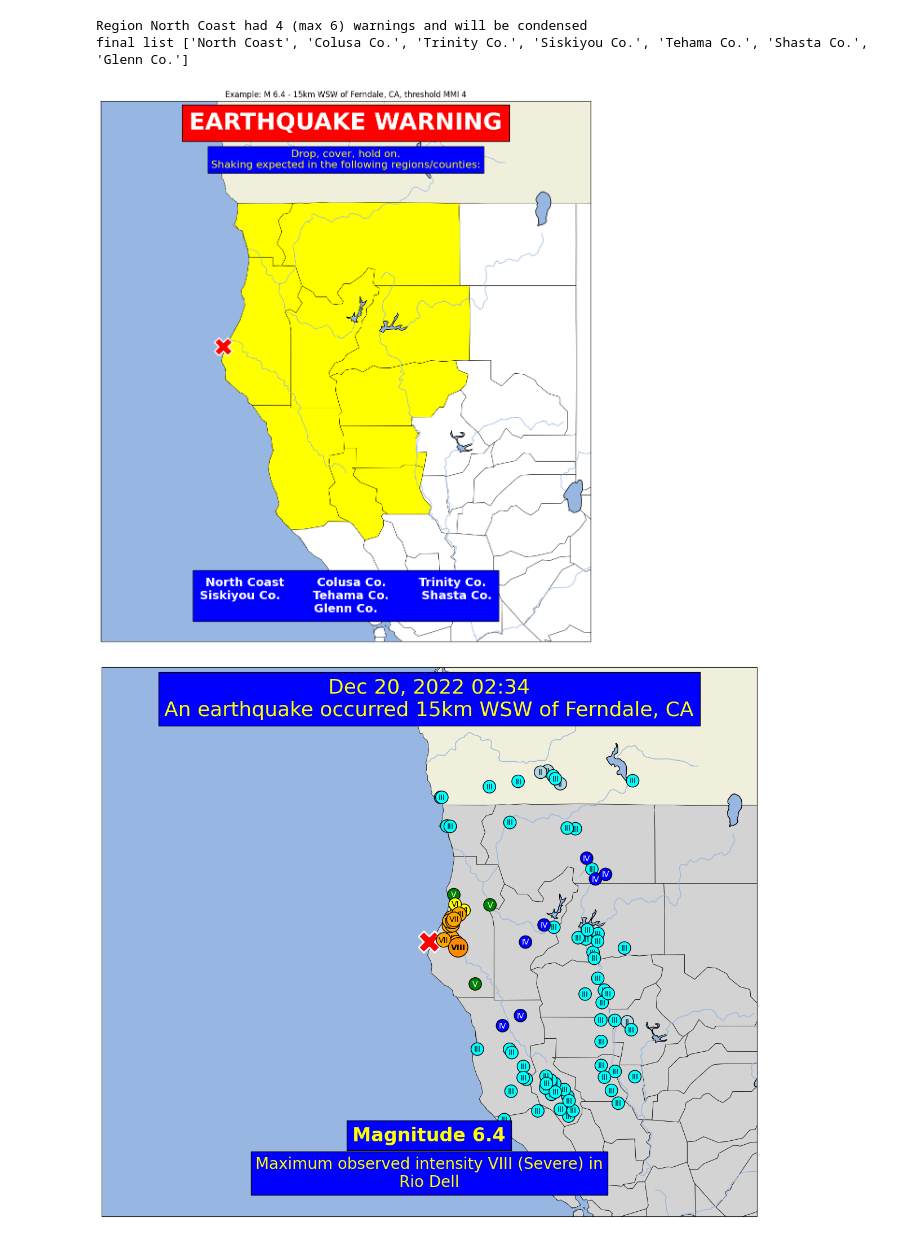
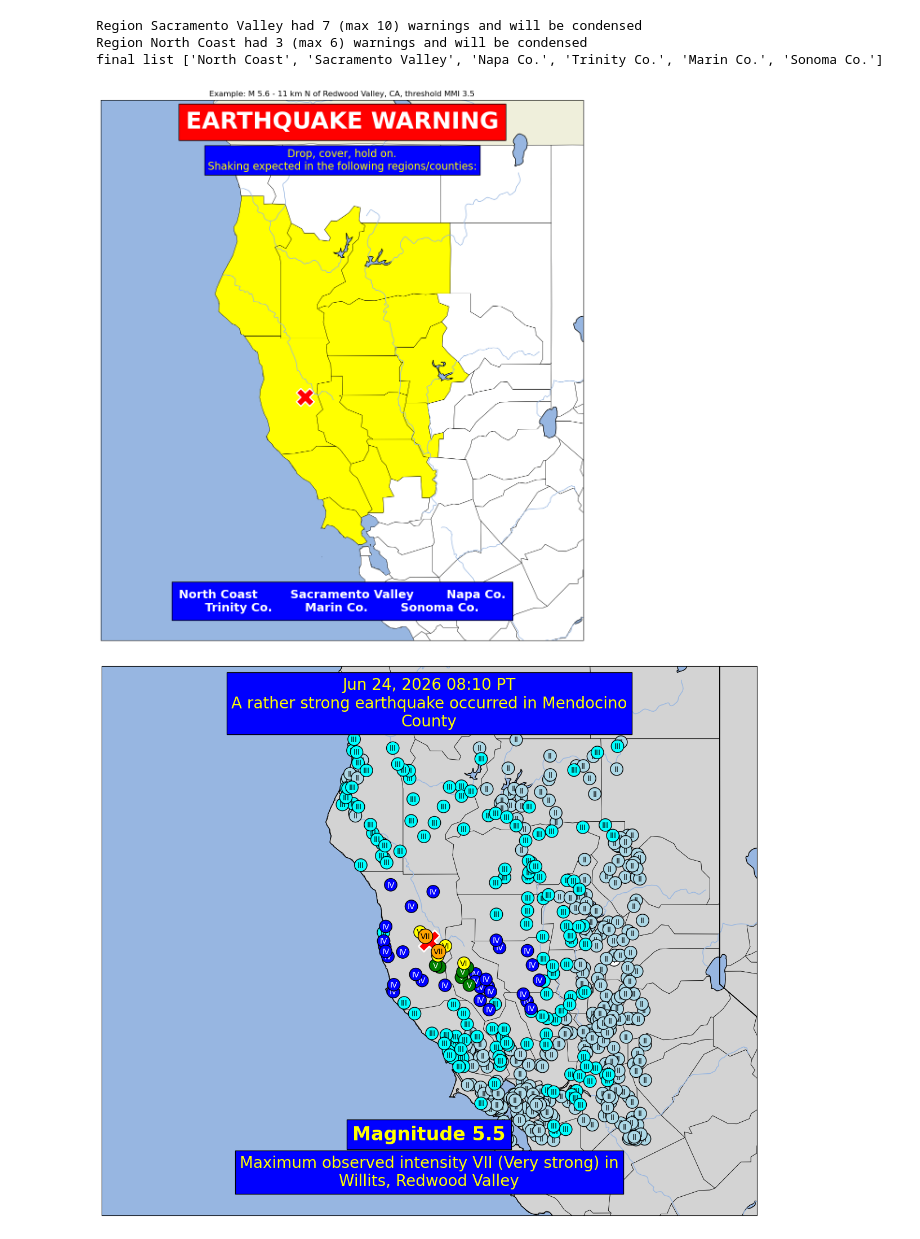
Before and after one commit to yair-franco/cal_eew_sim, a Jupyter notebook: usgs_api.ipynb, the cells around one changed output. Saved outputs shown, nothing was run; the diff lists cells and outputs as text; code cells hidden in the pictures.

```diff
--- a/usgs_api.ipynb
+++ b/usgs_api.ipynb
@@ -103,6 +103,7 @@ regions = {
 }
 # %%
 def mmi_style(mmi,to_shindo=False):
+    """Manages shaking-related language depending on the measured intensity of the earthquake."""
     if mmi == 0: mmi = 1
     if mmi > 10: mmi = 10
 
@@ -132,6 +133,21 @@ def mmi_style(mmi,to_shindo=False):
     description = descriptions[mmi-1]
 
     return box_color, txt_color, fnt_weight, numeral, description
+
+def mag_style(mag):
+    """Manages strength-related language depending on the magnitude of the earthquake."""
+    if mag <= 4.0:
+        desc = "A minor earthquake"
+    if 4.0 <= mag < 5.2:
+        desc = "A moderate earthquake"
+    if 5.3 <= mag < 5.9:
+        desc = "A moderately strong earthquake"
+    if 6.0 <= mag < 6.6:
+        desc = "A very strong earthquake"
+    if mag >= 6.7:
+        desc = "A major earthquake"
+
+    return desc
 # %%
 lims = [-127.376, -112.412, 31.166, 42.656]
 # %%
@@ -161,5 +177,5 @@ print(len(data['features']))
 # %%
-event = data['features'][7]
+event = data['features'][0]
 ev_name = event['properties']['title']
 ev_time = event['properties']['time']
 ev_utc = datetime.fromtimestamp(ev_time / 1000, UTC)
@@ -251,8 +267,9 @@ if len("".join(warned_names)) >= 50:
 else:
     final_warned_areas = warned_names
 # %% [output]
-Region North Coast had 4 (max 6) warnings and will be condensed
-final list ['North Coast', 'Colusa Co.', 'Trinity Co.', 'Siskiyou Co.', 'Tehama Co.', 'Shasta Co.', 'Glenn Co.']
+Region Sacramento Valley had 7 (max 10) warnings and will be condensed
+Region North Coast had 3 (max 6) warnings and will be condensed
+final list ['North Coast', 'Sacramento Valley', 'Napa Co.', 'Trinity Co.', 'Marin Co.', 'Sonoma Co.']
 # %%
 fig, axi = plt.subplots(1,1,figsize=(15,15), subplot_kw={'projection': ccrs.PlateCarree()})
 
@@ -296,7 +313,7 @@ axi.scatter(epix,epiy,marker='X',c='r',ec='white',linewidths=2,s=750)
 axi.set_title(f"Example: {event['properties']['title']}, threshold {MMI}")
 plt.show()
 # %% [output]
-[figure, old version]
+[figure, new version]
 # %%
 city_mmi_url = ss_detail['properties']['products']['losspager'][0]['contents']['json/cities.json']['url']
 r4 = requests.get(city_mmi_url)
@@ -335,14 +352,22 @@ fig, axi = plt.subplots(1,1,figsize=(15,15), subplot_kw={'projection': ccrs.Plat
 axi.add_feature(cfeature.LAND, edgecolor='black')
 axi.add_feature(cfeature.LAKES, edgecolor='black')
 axi.add_feature(cfeature.RIVERS)
-# axi.add_feature(cfeature.STATES)
+axi.add_feature(cfeature.STATES)
 axi.add_feature(cfeature.OCEAN)
 
 report_style = dict(boxstyle='square', facecolor='blue', edgecolor='black')
-report_txt = f'{time_str}\n{"\n".join(textwrap.wrap(f"An earthquake occurred {event['properties']['place']}",width=50))}'
-axi.text(0.5,0.98,report_txt,transform=axi.transAxes,fontsize=26,color='yellow',bbox=psa_style,va='top',ha='center',zorder=15)
+n='\n' # newline variable
 
-maxmmi_txt = f"Maximum observed intensity {maxnumeral} ({maxdesc}) in\n{"\n".join(textwrap.wrap(", ".join(cities_max_mmi[:10]), width=70))}"
+# caption = f"An earthquake occurred {event['properties']['place']}"
+desc = mag_style(mag)
+epi_mask = calnev_counties.contains(Point(epix,epiy))
+epi_county = calnev_counties[epi_mask]['NAME'].to_list()[0] + " County"
+caption = f'{desc} occurred in {epi_county}'
+report_txt = f'{time_str} PT\n{n.join(textwrap.wrap(caption,width=50))}'
+axi.text(0.5,0.98,report_txt,transform=axi.transAxes,fontsize=20,color='yellow',bbox=psa_style,va='top',ha='center',zorder=15)
+
+city_wrap = textwrap.wrap(", ".join(cities_max_mmi[:10]), width=70)
+maxmmi_txt = f"Maximum observed intensity {maxnumeral} ({maxdesc}) in\n{n.join(city_wrap)}"
 axi.text(0.5,0.13,f"Magnitude {mag}",transform=axi.transAxes,fontsize=24,color='yellow',fontweight='bold',bbox=report_style,va='bottom',ha='center',zorder=15)
 axi.text(0.5,0.11,maxmmi_txt,transform=axi.transAxes,fontsize=20,color='yellow',bbox=report_style,va='top',ha='center',zorder=15)
 
@@ -355,34 +380,34 @@ for i, name in enumerate(names):
         continue
     mmi = mmis[i]
     box_color, txt_color, fnt_weight, numeral, _ = mmi_style(mmi)
     mmi_bbox = dict(boxstyle='circle', facecolor=box_color, edgecolor='black')
     axi.text(
         x,y,numeral,
         bbox=mmi_bbox,
         c=txt_color,
         zorder=mmi+1,
         fontweight=fnt_weight,
         )
 
 # in_map_counties = gpd.clip(calnev_counties,(x1,y1,x2,y2))
 
 # for j, county in in_map_counties.iterrows():
 #     centroid = county.geometry.representative_point()
 #     axi.annotate(
 #         text=county.NAME,
 #         xy=(centroid.x,centroid.y),
 #         c='gray',
 #         fontsize=6
 #     )
 
 axi.set_extent(map_lims)
 
 axi.scatter(epix,epiy,marker='X',c='r',ec='white',linewidths=2,s=750)
 
 # axi.set_title(f"Example: {event['properties']['title']}")
 plt.show()
 # %% [output]
-[figure, old version]
+[figure, new version]
 # %%
 # warned_areas = np.copy(warned_names)
 # regions_used = False
```
Also changed, not shown: parts of 7 cells of this notebook.
